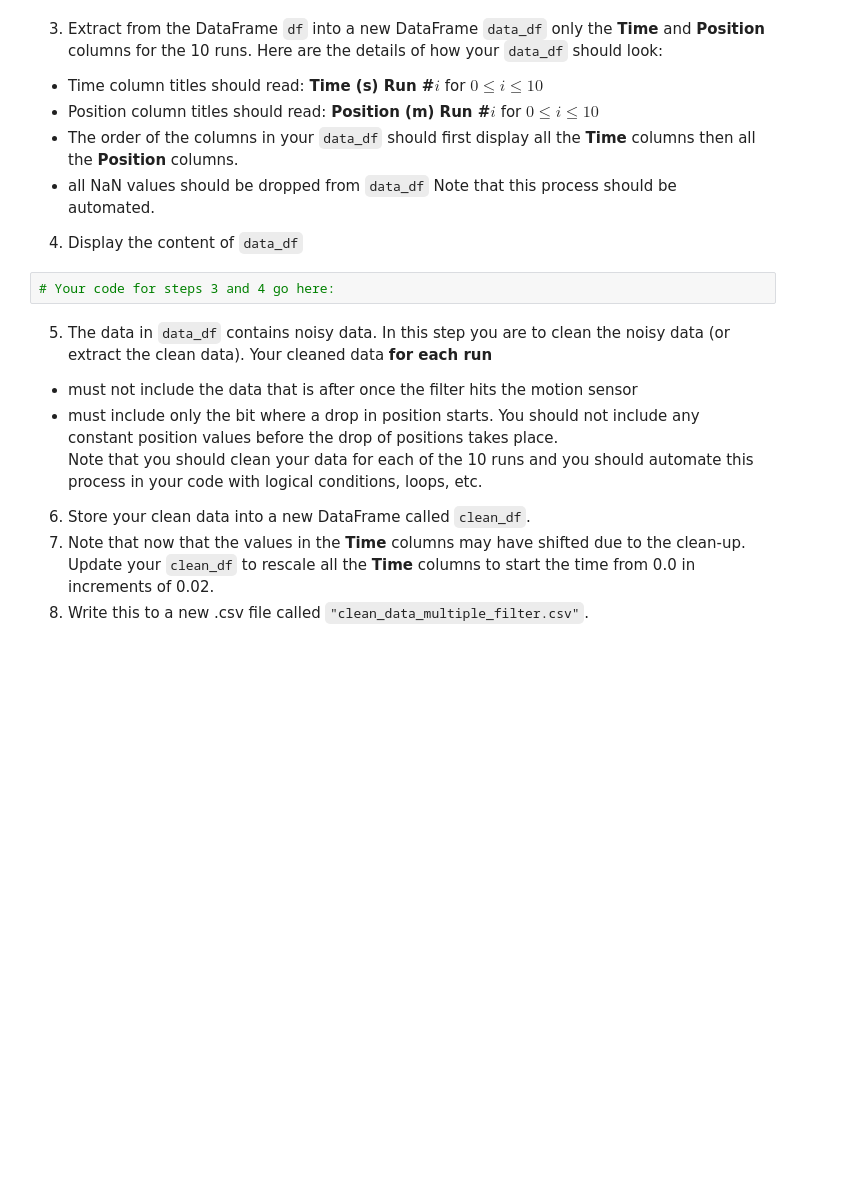
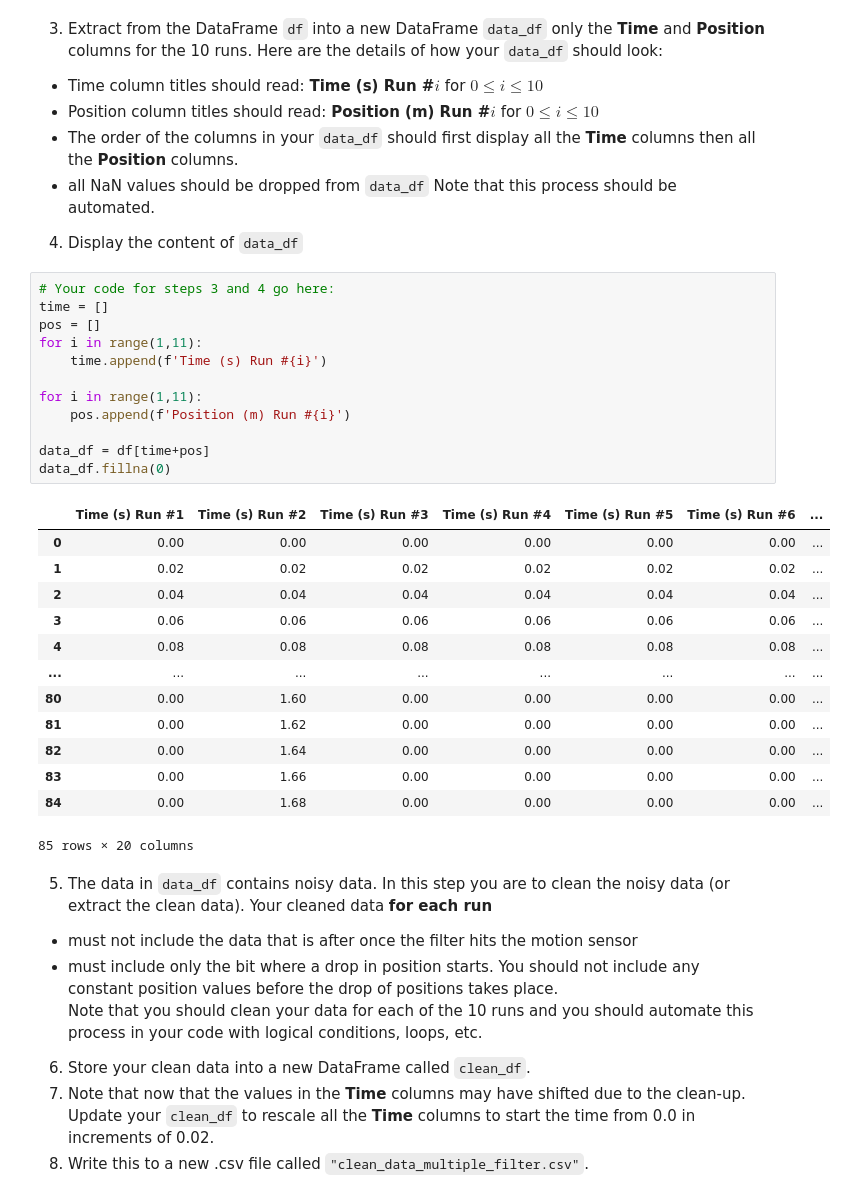
Before and after one commit to ericabournival/Assign1, a Jupyter notebook: assign1.ipynb, the cells around one changed output. Drawn from its saved outputs; the diff is of its cells as text; blank space fills up the shorter version.

```diff
--- a/assign1.ipynb
+++ b/assign1.ipynb
@@ -169,8 +215,32 @@ for col in cleaned_df:
 - all NaN values should be dropped from `data_df`
 Note that this process should be automated.
 4. Display the content of `data_df`
-# %%
-# Your code for steps 3 and 4 go here:
+# %%
+# Your code for steps 3 and 4 go here:
+time = []
+pos = []
+for i in range(1,11):
+    time.append(f'Time (s) Run #{i}')
+
+for i in range(1,11):
+    pos.append(f'Position (m) Run #{i}')
+
+data_df = df[time+pos]
+data_df.fillna(0)
+# %% [output]
+|  | Time (s) Run #1 | Time (s) Run #2 | Time (s) Run #3 | Time (s) Run #4 | Time (s) Run #5 | Time (s) Run #6 | ... |
+| 0 | 0.00 | 0.00 | 0.00 | 0.00 | 0.00 | 0.00 | ... |
+| 1 | 0.02 | 0.02 | 0.02 | 0.02 | 0.02 | 0.02 | ... |
+| 2 | 0.04 | 0.04 | 0.04 | 0.04 | 0.04 | 0.04 | ... |
+| 3 | 0.06 | 0.06 | 0.06 | 0.06 | 0.06 | 0.06 | ... |
+| 4 | 0.08 | 0.08 | 0.08 | 0.08 | 0.08 | 0.08 | ... |
+| ... | ... | ... | ... | ... | ... | ... | ... |
+| 80 | 0.00 | 1.60 | 0.00 | 0.00 | 0.00 | 0.00 | ... |
+| 81 | 0.00 | 1.62 | 0.00 | 0.00 | 0.00 | 0.00 | ... |
+| 82 | 0.00 | 1.64 | 0.00 | 0.00 | 0.00 | 0.00 | ... |
+| 83 | 0.00 | 1.66 | 0.00 | 0.00 | 0.00 | 0.00 | ... |
+| 84 | 0.00 | 1.68 | 0.00 | 0.00 | 0.00 | 0.00 | ... |
+85 rows × 20 columns
 # %% [markdown]
 5. The data in `data_df` contains noisy data.  In this step you are to clean the noisy data (or extract the clean data). Your cleaned data **for each run**
 - must not include the data that is after once the filter hits the motion sensor
```
Also changed, not shown: parts of 8 cells of this notebook.
